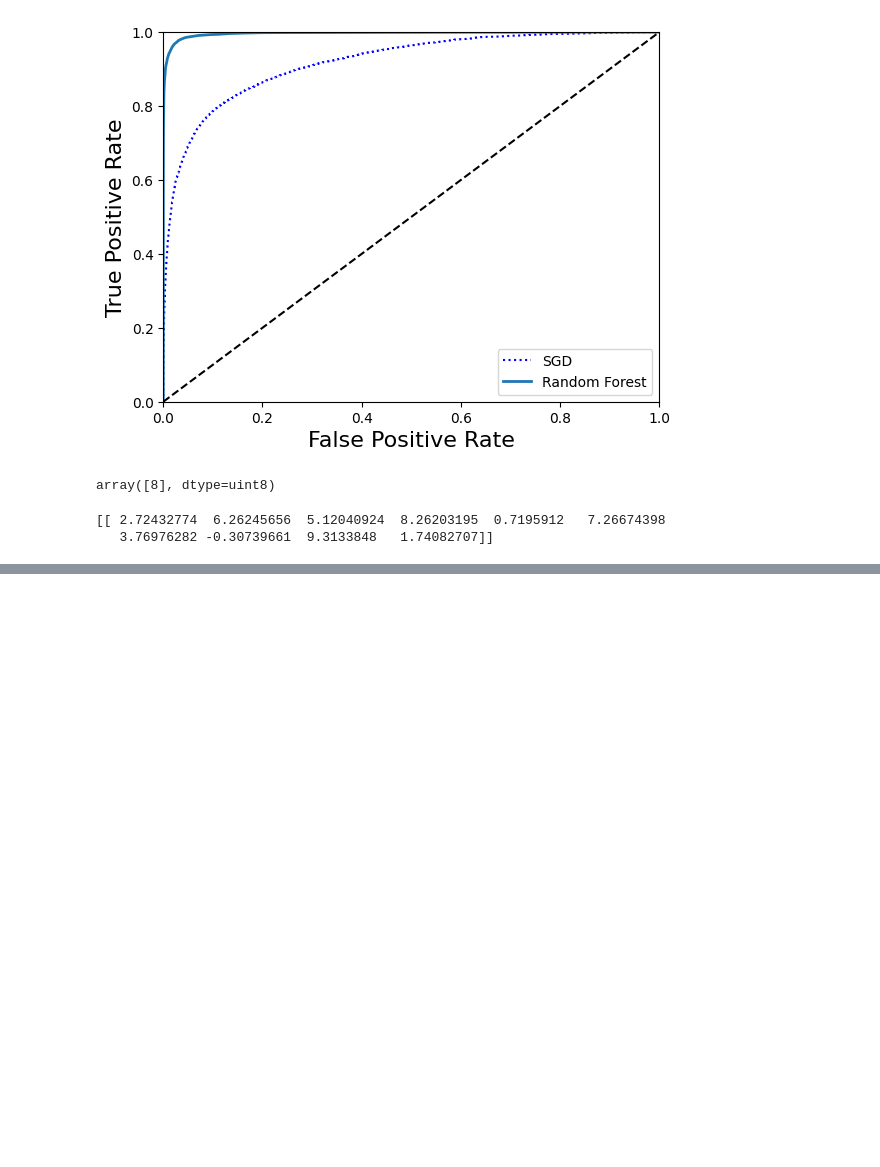
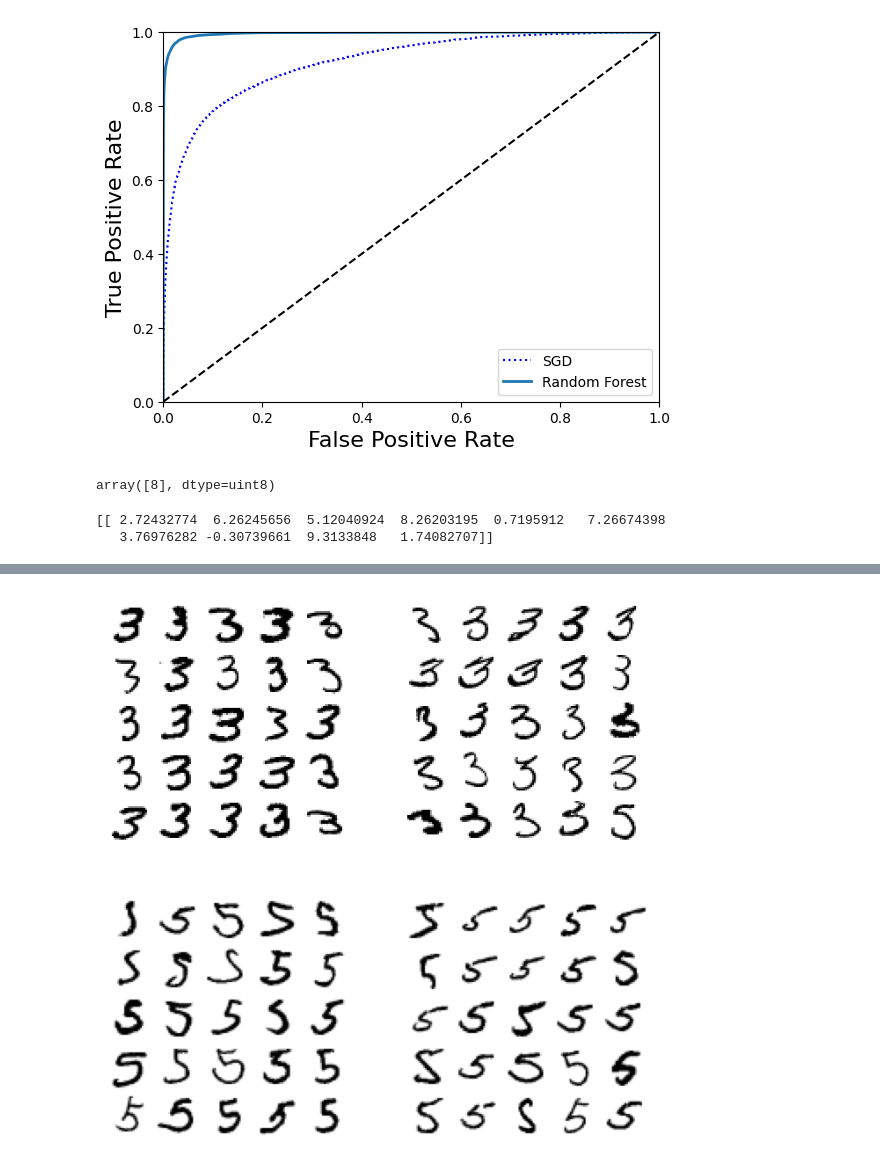
Before and after one commit to smtran8/MLbook_practice, a Jupyter notebook: chapter3.ipynb, the cells around one changed output, grey strips where cells are left out. Cells and saved outputs as stored; diff of their text form; code cells hidden in the pictures; blank space fills up the shorter version.

```diff
--- a/chapter3.ipynb
+++ b/chapter3.ipynb
@@ -195,0 +227,35 @@ confx_mx
+# %%
+def plot_digits(instances, images_per_row=5, **options):
+    size = 28
+    images_per_row = min(len(instances), images_per_row)
+    n_rows = (len(instances) - 1) // images_per_row + 1
+
+    row_images = []
+    n_empty = n_rows * images_per_row - len(instances)
+    instances = np.concatenate([instances, np.zeros((n_empty, size * size))], axis=0)
+
+    for row in range(n_rows):
+        rimages = instances[row * images_per_row: (row + 1) * images_per_row]
+        row_images.append(np.concatenate(rimages.reshape(images_per_row, size, size), axis=1))
+
+    image = np.concatenate(row_images, axis=0)
+    plt.imshow(image, cmap="binary", **options)
+    plt.axis("off")
+class_3 =3
+class_5 = 5
+X_class3_class3 = x_train[(y_train == class_3) & (y_train_pred == class_3)]
+X_class3_class5 = x_train[(y_train == class_3) & (y_train_pred == class_5)]
+
+X_class5_class3 = x_train[(y_train == class_5) & (y_train_pred == class_3)]
+X_class5_class5 = x_train[(y_train == class_5) & (y_train_pred == class_5)]
+
+plt.figure(figsize=(8, 8))
+plt.subplot(221); plot_digits(X_class3_class3[:25], images_per_row=5)
+plt.subplot(222); plot_digits(X_class3_class5[:25], images_per_row=5)
+
+plt.subplot(223); plot_digits(X_class5_class3[:25], images_per_row=5)
+plt.subplot(224); plot_digits(X_class5_class5[:25], images_per_row=5)
+
+#Top Right and bottom left are the one that got confused
+# %% [output]
+[figure, added]
```
Also changed, not shown: parts of 3 cells of this notebook, 1 other file.
